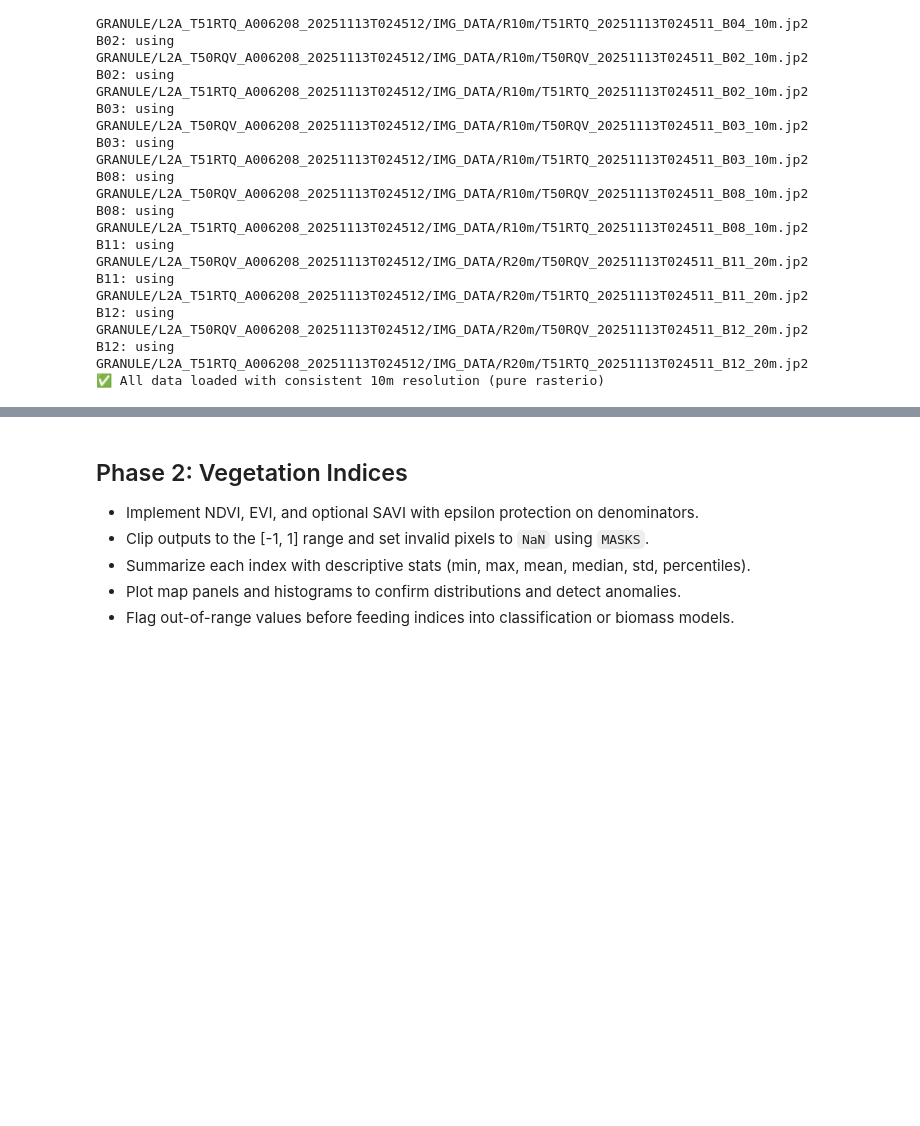
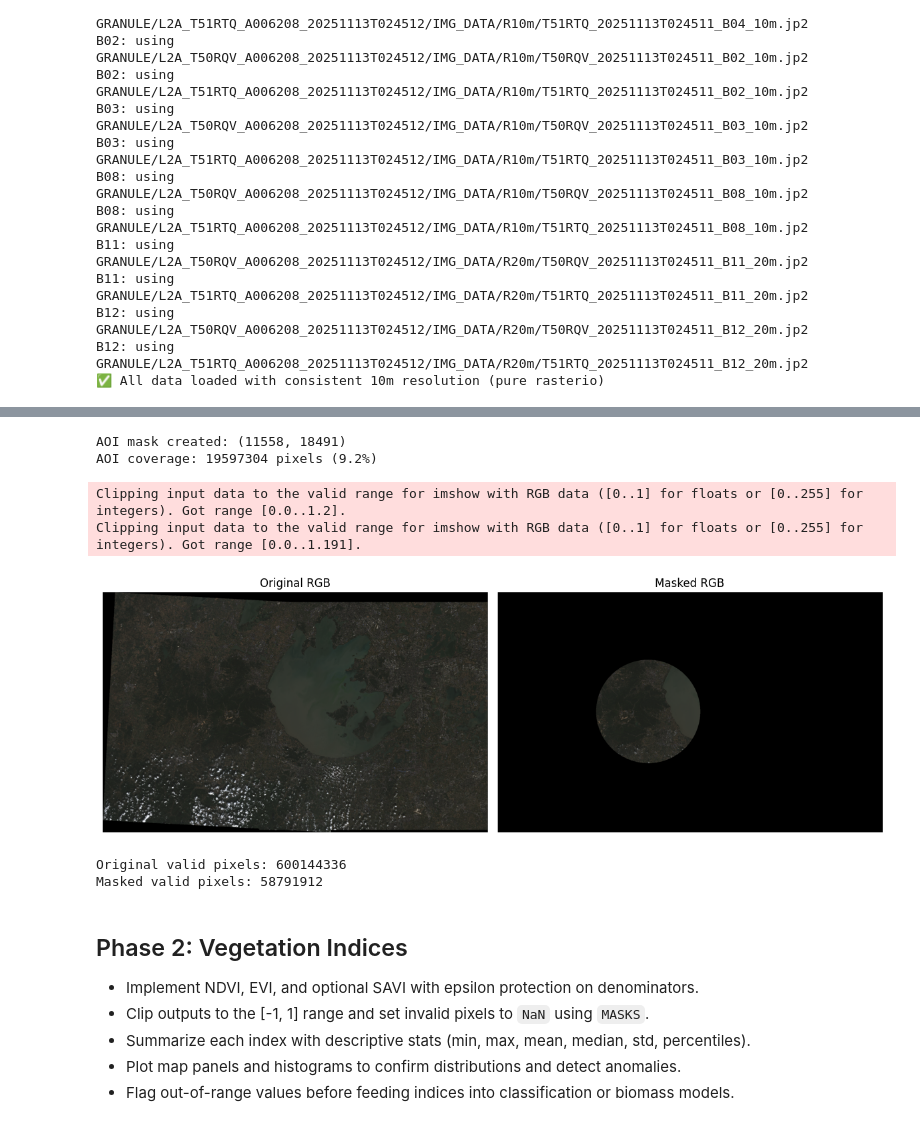
Before and after one commit to FreditorK/Biomass_fun, a Jupyter notebook: biomass_project.ipynb, the cells around one changed output, grey strips where cells are left out. Cells and saved outputs as stored; diff of their text form; code cells hidden in the pictures; blank space fills up the shorter version.

```diff
--- a/biomass_project.ipynb
+++ b/biomass_project.ipynb
@@ -459,3 +446,51 @@ def clip_raster_to_aoi(array: np.ndarray, profile: dict, aoi_gdf: gpd.GeoDataFra
+# %%
+# Step 1: Create AOI mask once
+aoi_mask = create_aoi_mask(reference_profile, AOI_GDF)
+
+if aoi_mask is not None:
+    print(f"AOI mask created: {aoi_mask.shape}")
+    print(f"AOI coverage: {aoi_mask.sum()} pixels ({aoi_mask.mean() * 100:.1f}%)")
+
+    # Step 2: Apply to RGB (your rgb is likely height, width, bands)
+    rgb_masked = apply_aoi_mask(rgb, aoi_mask)
+
+    # Step 3: Apply to individual bands
+    BAND_DATA_MASKED = {}
+    for band_name, band_array in BAND_DATA.items():
+        BAND_DATA_MASKED[band_name] = apply_aoi_mask(band_array, aoi_mask)
+
+    # Step 4: Apply to masks
+    cloud_probability_masked = apply_aoi_mask(cloud_probability, aoi_mask)
+    SCL_masked = apply_aoi_mask(SCL, aoi_mask)
+
+    # Display results
+    plt.figure(figsize=(12, 5))
+
+    plt.subplot(1, 2, 1)
+    plt.imshow(rgb[::10, ::10])  # Downsampled original
+    plt.title("Original RGB")
+    plt.axis('off')
+
+    plt.subplot(1, 2, 2)
+    plt.imshow(rgb_masked[::10, ::10])  # Downsampled masked
+    plt.title("Masked RGB")
+    plt.axis('off')
+
+    plt.tight_layout()
+    plt.show()
+
+    print(f"Original valid pixels: {(rgb > 0).sum()}")
+    print(f"Masked valid pixels: {(rgb_masked > 0).sum()}")
+else:
+    print("No AOI mask created - check AOI data")
+# %% [output]
+AOI mask created: (11558, 18491)
+AOI coverage: 19597304 pixels (9.2%)
+Clipping input data to the valid range for imshow with RGB data ([0..1] for floats or [0..255] for integers). Got range [0.0..1.2].
+Clipping input data to the valid range for imshow with RGB data ([0..1] for floats or [0..255] for integers). Got range [0.0..1.191].
+[figure, added]
+Original valid pixels: 600144336
+Masked valid pixels: 58791912
 # %% [markdown]
 ## Phase 2: Vegetation Indices
 - Implement NDVI, EVI, and optional SAVI with epsilon protection on denominators.
```
Also changed, not shown: parts of 10 cells of this notebook.
